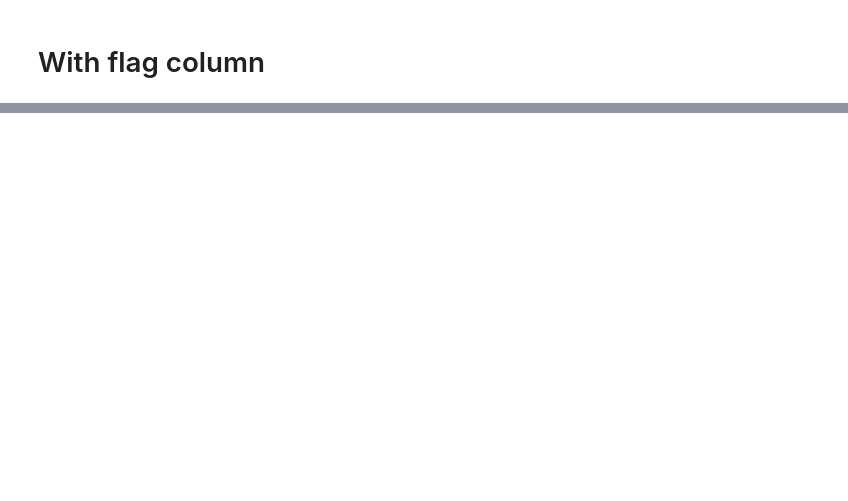
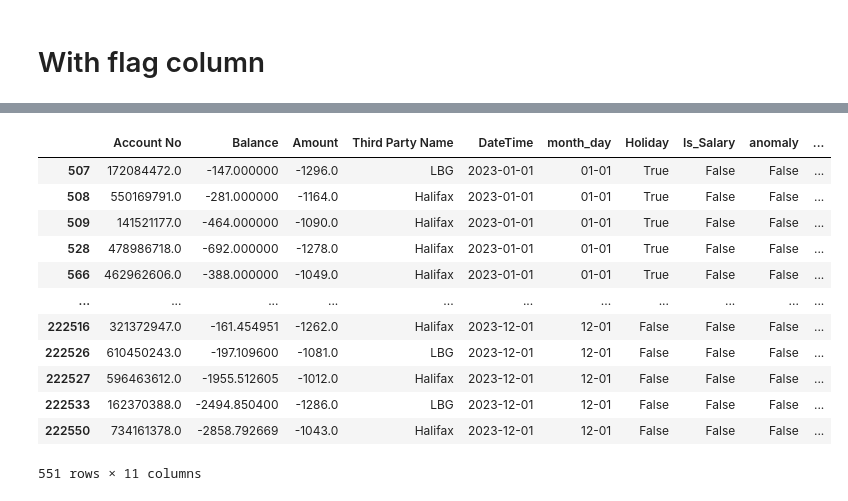
Before and after one commit to UoB-DSMP-2023-24/dsmp-2024-group-38, a Jupyter notebook: fruad_detection.ipynb, the cells around one changed output, grey strips where cells are left out. Drawn from its saved outputs; the diff is of its cells as text; code cells hidden in the pictures; blank space fills up the shorter version.

```diff
--- a/fruad_detection.ipynb
+++ b/fruad_detection.ipynb
@@ -572,0 +597,18 @@ low_risk_accounts
+# %%
+potential = data[data['potential fraud'] == True]
+potential.to_csv('potential.csv')
+potential
+# %% [output]
+|  | Account No | Balance | Amount | Third Party Name | DateTime | month_day | Holiday | Is_Salary | anomaly | ... |
+| 507 | 172084472.0 | -147.000000 | -1296.0 | LBG | 2023-01-01 | 01-01 | True | False | False | ... |
+| 508 | 550169791.0 | -281.000000 | -1164.0 | Halifax | 2023-01-01 | 01-01 | True | False | False | ... |
+| 509 | 141521177.0 | -464.000000 | -1090.0 | Halifax | 2023-01-01 | 01-01 | True | False | False | ... |
+| 528 | 478986718.0 | -692.000000 | -1278.0 | Halifax | 2023-01-01 | 01-01 | True | False | False | ... |
+| 566 | 462962606.0 | -388.000000 | -1049.0 | Halifax | 2023-01-01 | 01-01 | True | False | False | ... |
+| ... | ... | ... | ... | ... | ... | ... | ... | ... | ... | ... |
+| 222516 | 321372947.0 | -161.454951 | -1262.0 | Halifax | 2023-12-01 | 12-01 | False | False | False | ... |
+| 222526 | 610450243.0 | -197.109600 | -1081.0 | LBG | 2023-12-01 | 12-01 | False | False | False | ... |
+| 222527 | 596463612.0 | -1955.512605 | -1012.0 | Halifax | 2023-12-01 | 12-01 | False | False | False | ... |
+| 222533 | 162370388.0 | -2494.850400 | -1286.0 | LBG | 2023-12-01 | 12-01 | False | False | False | ... |
+| 222550 | 734161378.0 | -2858.792669 | -1043.0 | Halifax | 2023-12-01 | 12-01 | False | False | False | ... |
+551 rows × 11 columns
```
Also changed, not shown: parts of 88 cells of this notebook, 1 other file.
